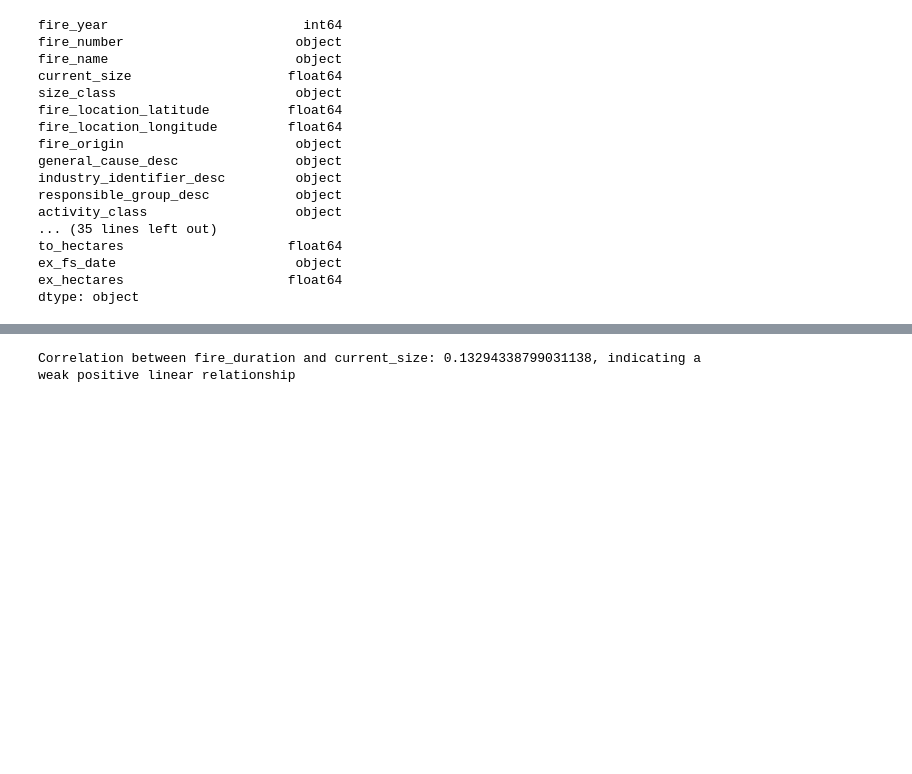
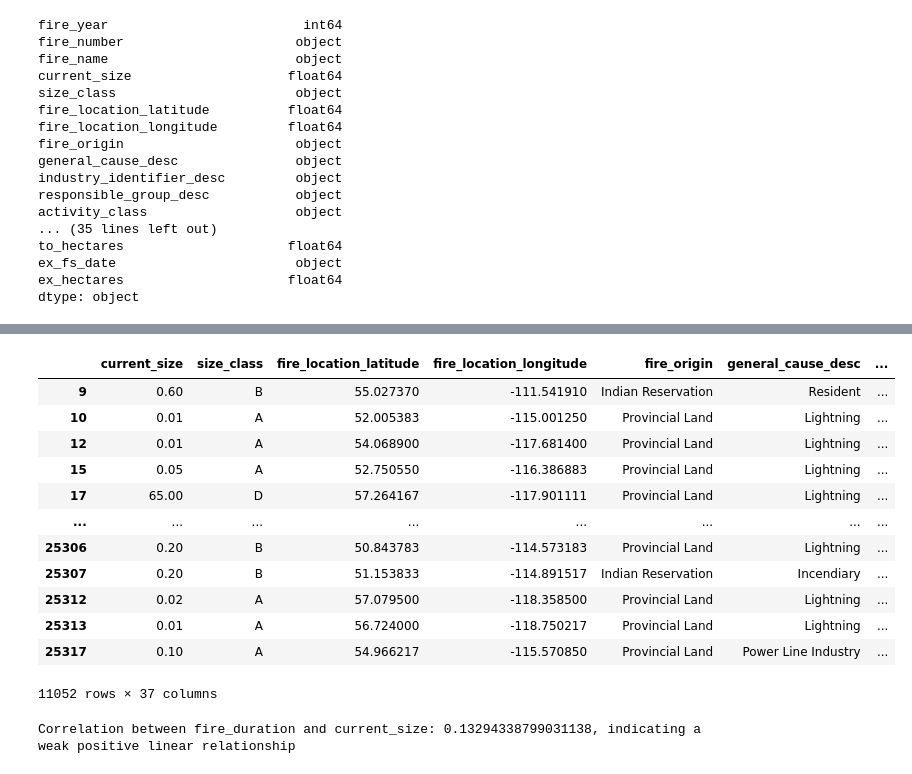
Before and after one commit to galsaidi/Data695, a Jupyter notebook: project.ipynb, the cells around one changed output, grey strips where cells are left out. Cells and saved outputs as stored; diff of their text form; code cells hidden in the pictures; blank space fills up the shorter version.

Commit message:
removed columns with high NA percentages

```diff
--- a/project.ipynb
+++ b/project.ipynb
@@ -100,0 +114,17 @@ dtype: int64
+# %%
+columns_drop=[
+'fire_year',                            # Redundant date column, the same information is available in the multiple other date columns.
+'fire_number',                          # useless column that is used as an indexing column
+'fire_name',                            # 97.120967% missing values
+'industry_identifier_desc',             # 98.175428% missing values
+'true_cause',                           # 46.48% missing values
+'ia_access',                            # 55.99% missing values
+'activity_class',                       # 38.59% missing values
+'discovered_size',                      # important column, but has 99% missing values
+'responsible_group_desc',               # 62% missing values
+'distance_from_water_source',           # 71.98% missing values
+'first_bucket_drop_date',               # 71.97% missing values
+'to_fs_date',                           # 89.55% missing values
+'to_hectares'                           # 89.55% missing values
+]
+clean=data.drop(columns=columns_drop)
@@ -101,3 +157,19 @@ dtype: int64
+# %%
+clean.dropna()
+# %% [output]
+|  | current_size | size_class | fire_location_latitude | fire_location_longitude | fire_origin | general_cause_desc | ... |
+| 9 | 0.60 | B | 55.027370 | -111.541910 | Indian Reservation | Resident | ... |
+| 10 | 0.01 | A | 52.005383 | -115.001250 | Provincial Land | Lightning | ... |
+| 12 | 0.01 | A | 54.068900 | -117.681400 | Provincial Land | Lightning | ... |
+| 15 | 0.05 | A | 52.750550 | -116.386883 | Provincial Land | Lightning | ... |
+| 17 | 65.00 | D | 57.264167 | -117.901111 | Provincial Land | Lightning | ... |
+| ... | ... | ... | ... | ... | ... | ... | ... |
+| 25306 | 0.20 | B | 50.843783 | -114.573183 | Provincial Land | Lightning | ... |
+| 25307 | 0.20 | B | 51.153833 | -114.891517 | Indian Reservation | Incendiary | ... |
+| 25312 | 0.02 | A | 57.079500 | -118.358500 | Provincial Land | Lightning | ... |
+| 25313 | 0.01 | A | 56.724000 | -118.750217 | Provincial Land | Lightning | ... |
+| 25317 | 0.10 | A | 54.966217 | -115.570850 | Provincial Land | Power Line Industry | ... |
+11052 rows × 37 columns
 # %%
 # Convert date columns to datetime
 date_columns = ['fire_start_date', 'discovered_date', 'reported_date', 'start_for_fire_date', 'dispatch_date', 'assessment_datetime','ia_arrival_at_fire_date', 'fire_fighting_start_size', 'first_bucket_drop_date', 'bh_fs_date', 'uc_fs_date', 'to_fs_date', 'ex_fs_date']
```
Also changed, not shown: parts of 5 cells of this notebook.
